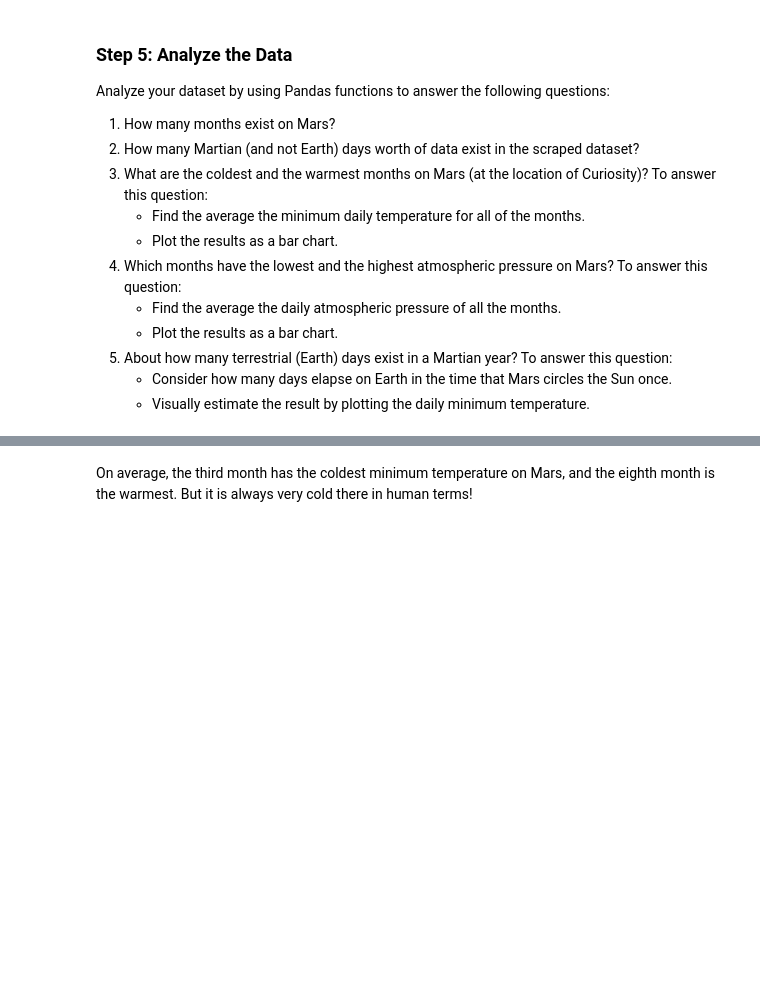
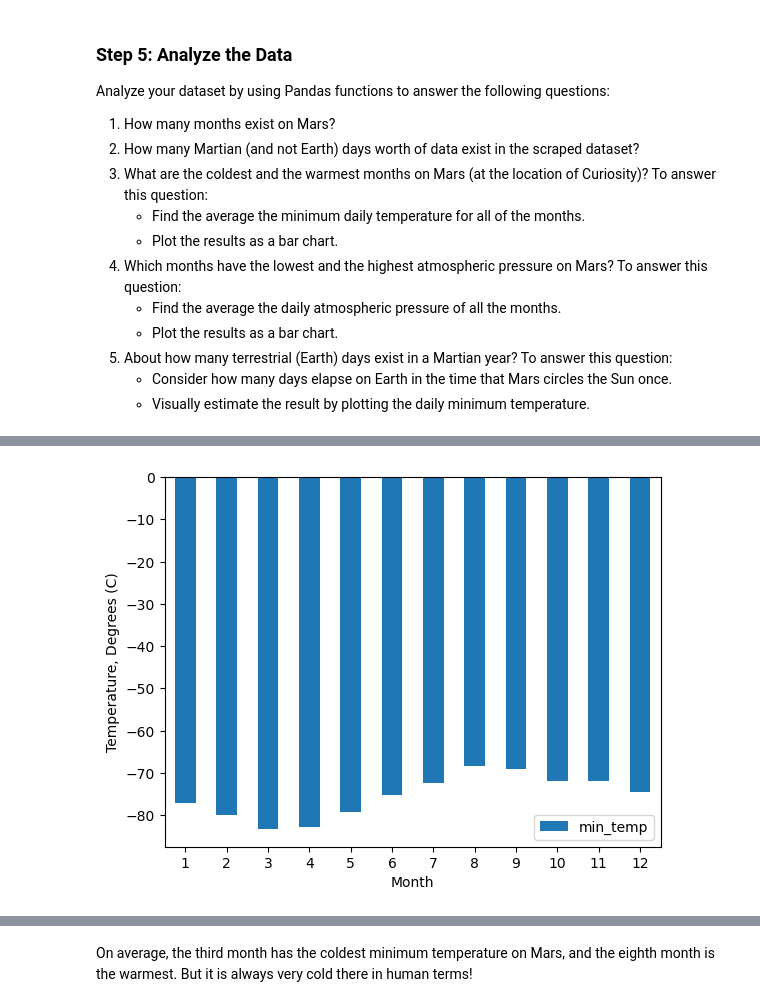
Before and after one commit to CMccormick0003/MarsNews_Web_scraping, a Jupyter notebook: part_2_mars_weather.ipynb, the cells around one changed output, grey strips where cells are left out. Saved outputs shown, nothing was run; the diff lists cells and outputs as text; code cells hidden in the pictures; blank space fills up the shorter version.

Commit message:
part 2 updating analysis code

```diff
--- a/part_2_mars_weather.ipynb
+++ b/part_2_mars_weather.ipynb
@@ -77,0 +118,11 @@ Examine the data types that are currently associated with each column. If necess
+# %%
+# Change data types for data analysis
+df.id = df.id.astype('int')
+df.terrestrial_date = pd.to_datetime(df.terrestrial_date)
+df.sol = df.sol.astype('int')
+df.ls = df.ls.astype('int')
+df.month = df.month.astype('int')
+df.min_temp = df.min_temp.astype('float')
+df.pressure = df.pressure.astype('float')
+
+df.head
@@ -100,2 +196,4 @@ Analyze your dataset by using Pandas functions to answer the following questions
 # %%
 # 3. What is the average low temperature by month?
+average_low_temp_per_Mars_month = pd.DataFrame(df.groupby('month')['min_temp'].mean())
+average_low_temp_per_Mars_month
@@ -102,4 +215,10 @@ Analyze your dataset by using Pandas functions to answer the following questions
 # %%
 # Plot the average temperature by month
+average_low_temp_per_Mars_month.plot(kind='bar',rot=0)
+plt.ylabel('Temperature, Degrees (C)')
+plt.xlabel('Month')
+plt.show()
+# %% [output]
+[figure, added]
 # %%
 # Identify the coldest and hottest months in Curiosity's location
```
Also changed, not shown: parts of 12 cells of this notebook.
